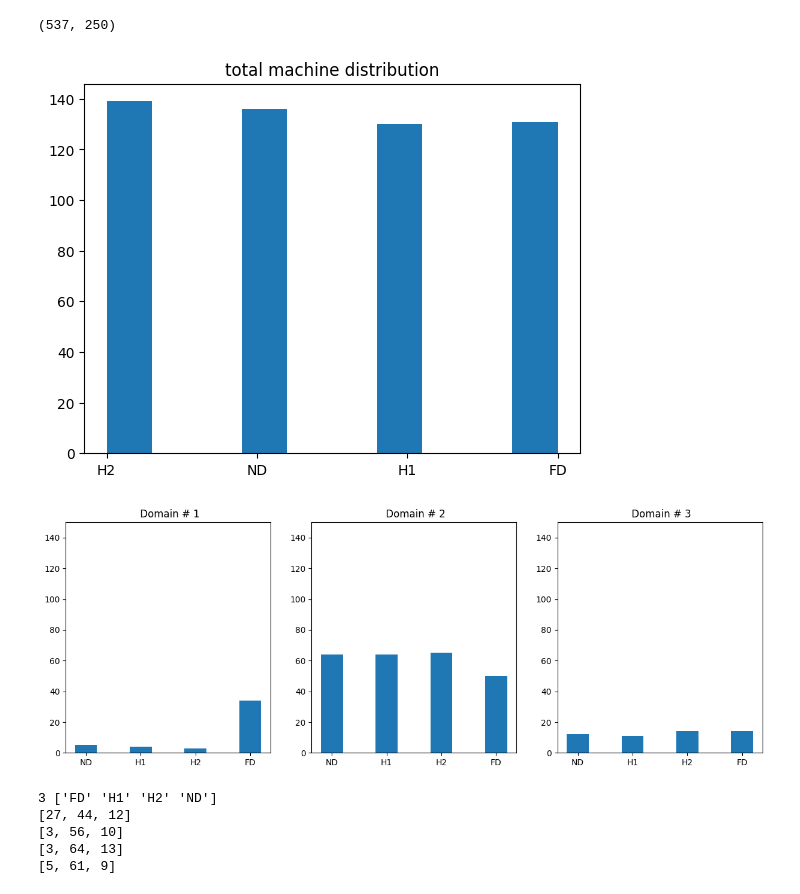
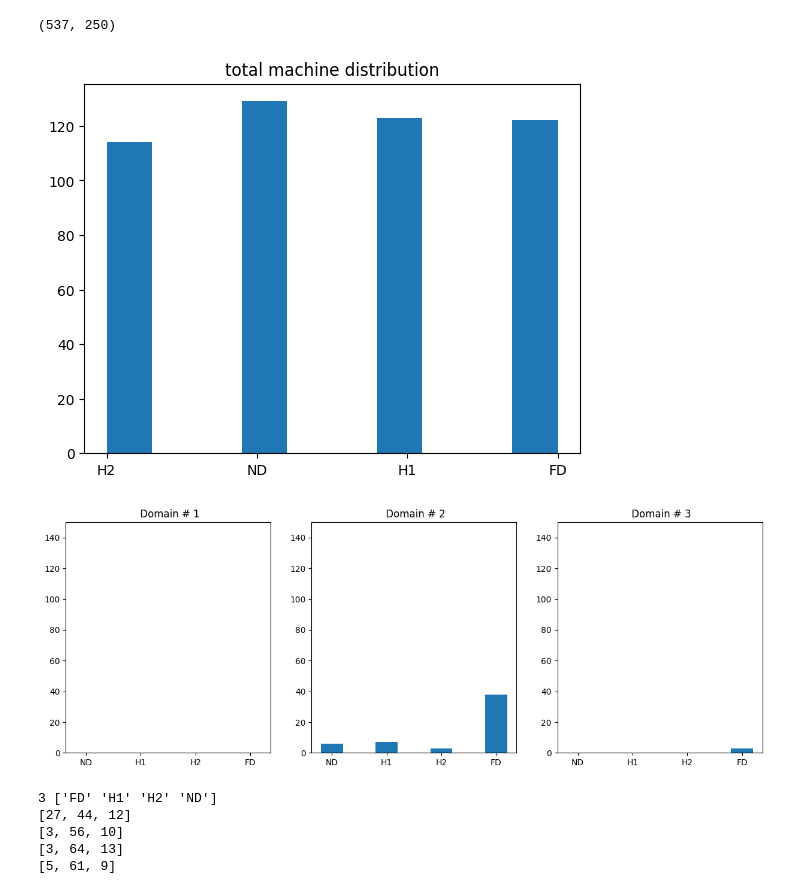
Before and after one commit to DIDSR/DomId, a Jupyter notebook: notebooks/HER2_results.ipynb, the cells around one changed output. Drawn from its saved outputs; the diff is of its cells as text; code cells hidden in the pictures.

Commit message:
result analysis for the paper figures

```diff
--- a/notebooks/HER2_results.ipynb
+++ b/notebooks/HER2_results.ipynb
@@ -62,6 +62,7 @@ ex = '2022-10-14 08:23:55.432034/'
 ex = '2022-10-14 21:25:46.977057/'
 #ex = '2022-10-11 11:40:10.018008/'
 ex = '2022-10-19 12:07:48.340494/'
+ex = '2022-10-27 10:43:13.195640/'
 # %%
 from matplotlib.colors import ListedColormap
 def TSNE_funtion(perplexity, lr, n_iter, Z,domain, machine_num, title, produce_visuals=True):
@@ -211,7 +216,7 @@ Z.shape
 
 #     TSNE_funtion(i, 2, 450, Z,domain, machine_num,title, produce_visuals=True)
 # %%
-def machines_per_domain(domain, machine, experiment_name):
+def machines_per_domain(domain, machine, fs, experiment_name):
     plt.figure(figsize = (15,5))
     for i in range(1,4):
         ND=0
@@ -230,8 +235,8 @@ def machines_per_domain(domain, machine, experiment_name):
                 FD+=1
         plt.subplot(1,3,i)
         plt.bar([0, 2, 4, 6], [ND, H1, H2, FD])
-        plt.xticks([0, 2, 4, 6], ['ND', 'H1', 'H2', 'FD'])
-        plt.title(experiment_name+' Domain # ' +str(i))
+        plt.xticks([0, 2, 4, 6], ['ND', 'H1', 'H2', 'FD'], fontsize = fs)
+        plt.title(experiment_name+' Domain # ' +str(i), fontsize = fs)
         plt.ylim(0, 150)
 
 
@@ -239,11 +244,11 @@ def machines_per_domain(domain, machine, experiment_name):
 # %%
 plt.hist(machine)
 plt.title('total machine distribution')
-machines_per_domain(true_label, machine, '')
+machines_per_domain(domain, machine, '')
 #machines_per_domain(domain_p, machine_p, 'Positive loss')
 # %% [output]
-[figure, old version]
+[figure, new version]
-[figure, old version]
+[figure, new version]
 # %%
 def domain_per_machine(domain, machine, experiment_name):
     plt.figure(figsize = (15,5))
```
Also changed, not shown: parts of 5 cells of this notebook, 8 other files.
